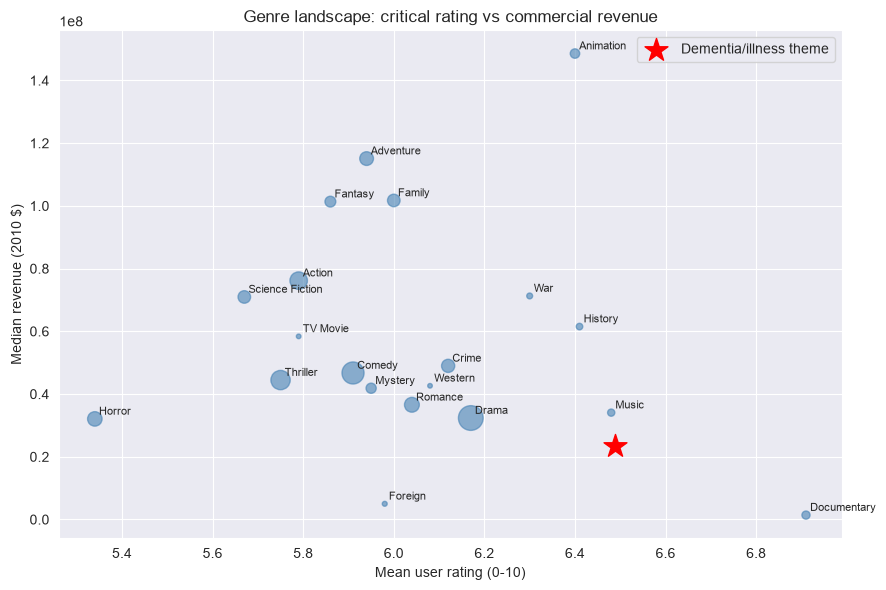
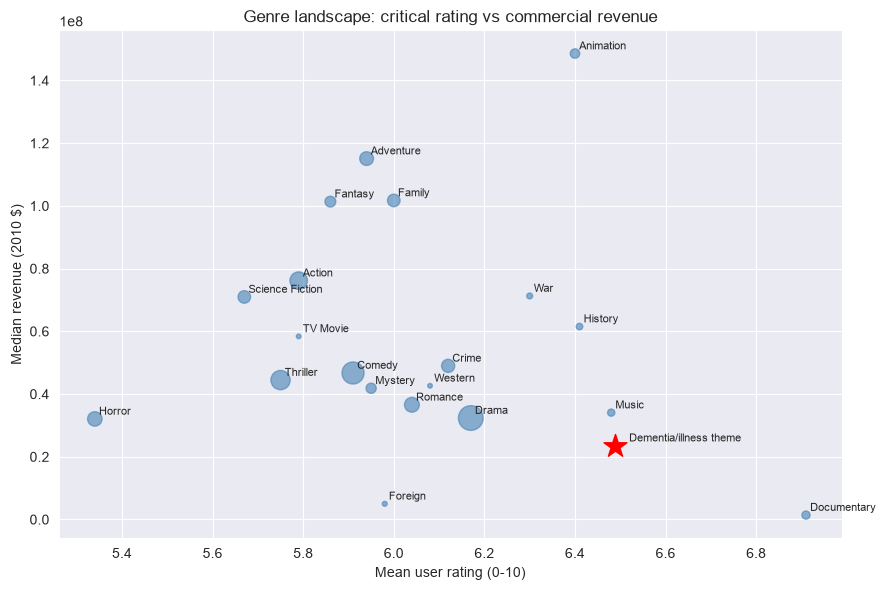
The change to this notebook cell's code, shown as a diff; its figure went from the first image to the second:
--- before
+++ after
@@ -7,10 +7,11 @@
                 fontsize=8, xytext=(3, 3), textcoords='offset points')
 
-# Overlay where the niche dementia/illness theme sits.
-ax.scatter(*dementia_point, color='red', marker='*', s=300, zorder=5,
-           label='Dementia/illness theme')
+# Overlay where the niche dementia/illness theme sits, labelled in the same style
+# as the genres (no legend needed for a single highlighted point).
+ax.scatter(*dementia_point, color='red', marker='*', s=300, zorder=5)
+ax.annotate('Dementia/illness theme', dementia_point,
+            fontsize=8, xytext=(10, 3), textcoords='offset points')
 style_axes(ax, 'Genre landscape: critical rating vs commercial revenue',
            'Mean user rating (0-10)', 'Median revenue (2010 $)')
-ax.legend()
 plt.tight_layout()
 plt.show()

Commit: Fix report consistency: align findings/conclusions with plots